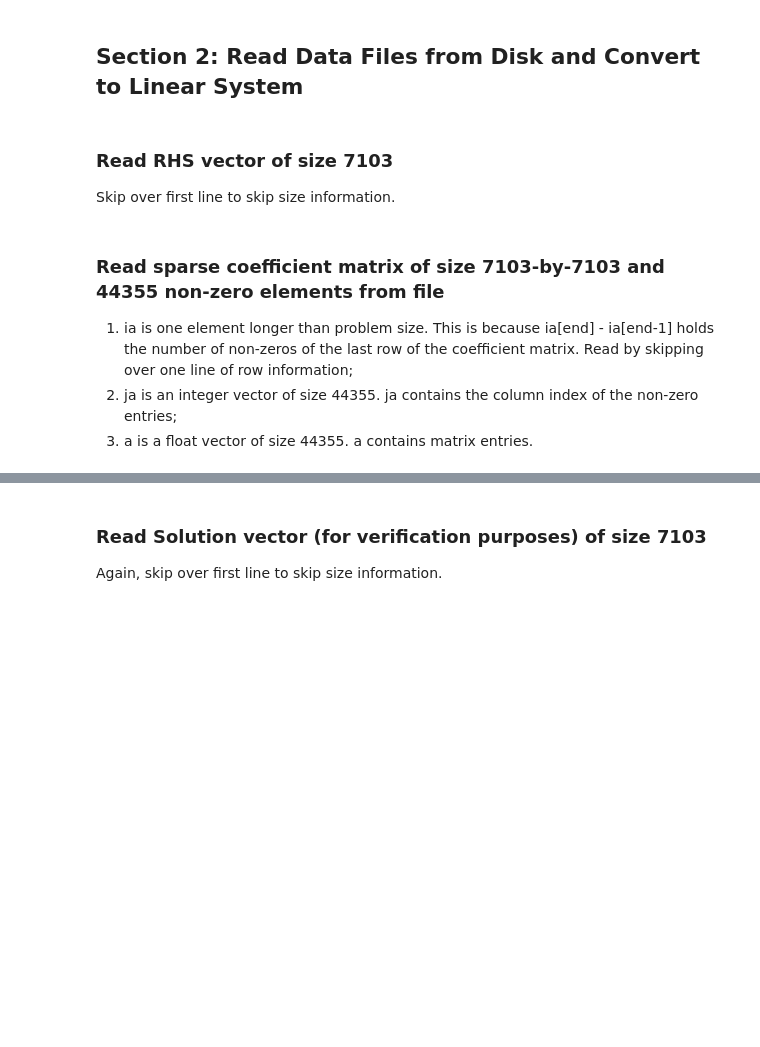
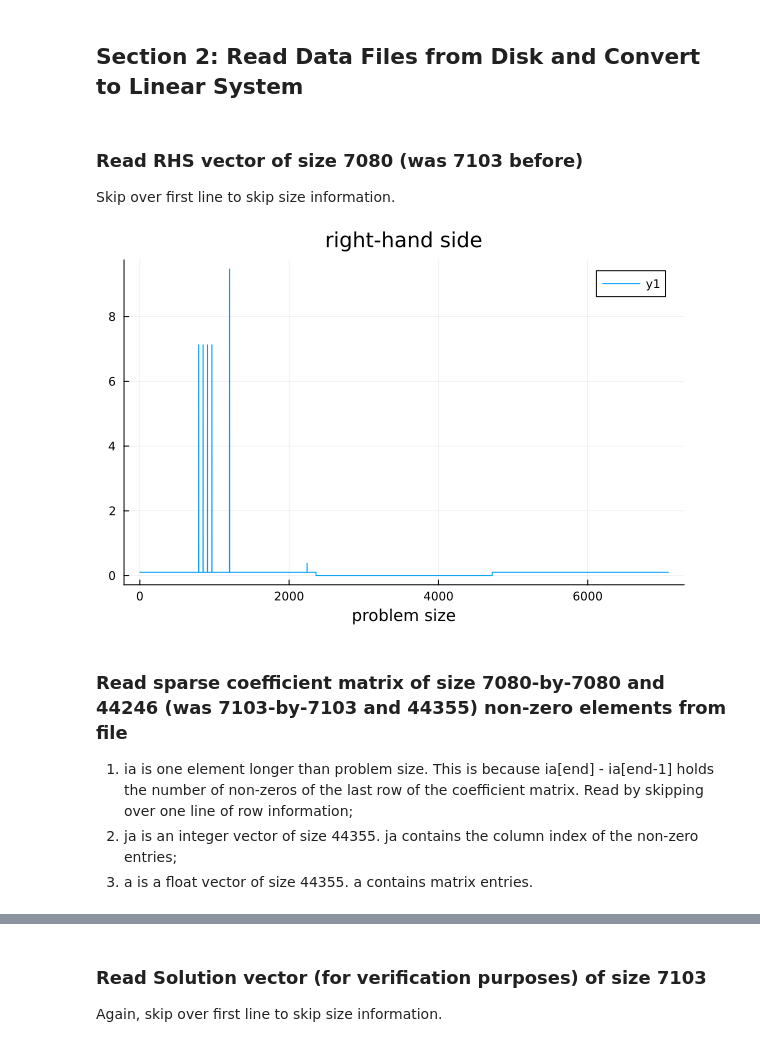
Before and after one commit to ziolai/finite_element_electrical_engineering, a Jupyter notebook: project-based-assignment/linear-solve/readme.ipynb, the cells around one changed output, grey strips where cells are left out. Drawn from its saved outputs; the diff is of its cells as text; code cells hidden in the pictures; blank space fills up the shorter version.

```diff
--- a/project-based-assignment/linear-solve/readme.ipynb
+++ b/project-based-assignment/linear-solve/readme.ipynb
@@ -13,13 +13,16 @@ More later.
 # %% [markdown]
 ## Section 2: Read Data Files from Disk and Convert to Linear System
 # %% [markdown]
-### Read RHS vector of size 7103
+### Read RHS vector of size 7080 (was 7103 before)
 Skip over first line to skip size information.
 # %%
 file = open("B.dat", "r")
 b = readdlm(file, Float64, skipstart=1);
+plot(b,xlabel="problem size", title="right-hand side")
+# %% [output]
+[figure, added]
 # %% [markdown]
-### Read sparse coefficient matrix of size 7103-by-7103 and 44355 non-zero elements from file
+### Read sparse coefficient matrix of size 7080-by-7080 and 44246 (was 7103-by-7103 and 44355) non-zero elements from file
 1. ia is one element longer than problem size. This is because ia[end] - ia[end-1] holds the number of non-zeros of the last row of the coefficient matrix. Read by skipping over one line of row information;
 1. ja is an integer vector of size 44355. ja contains the column index of the non-zero entries;
 1. a is a float vector of size 44355. a contains matrix entries.
```
Also changed, not shown: parts of 8 cells of this notebook.
